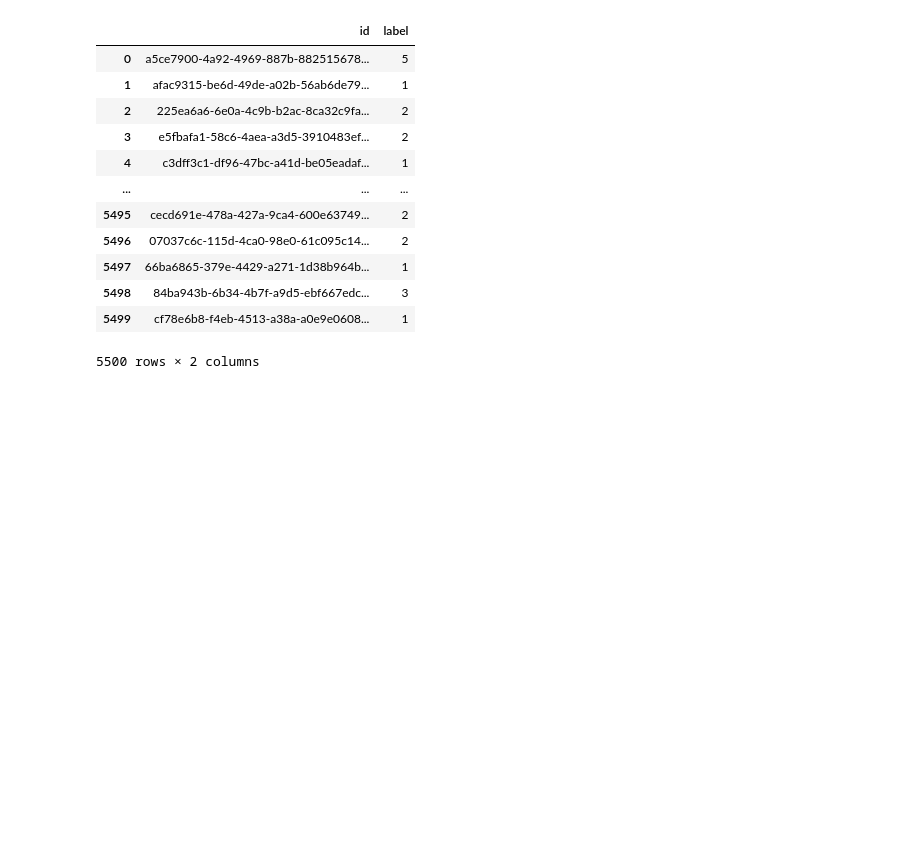
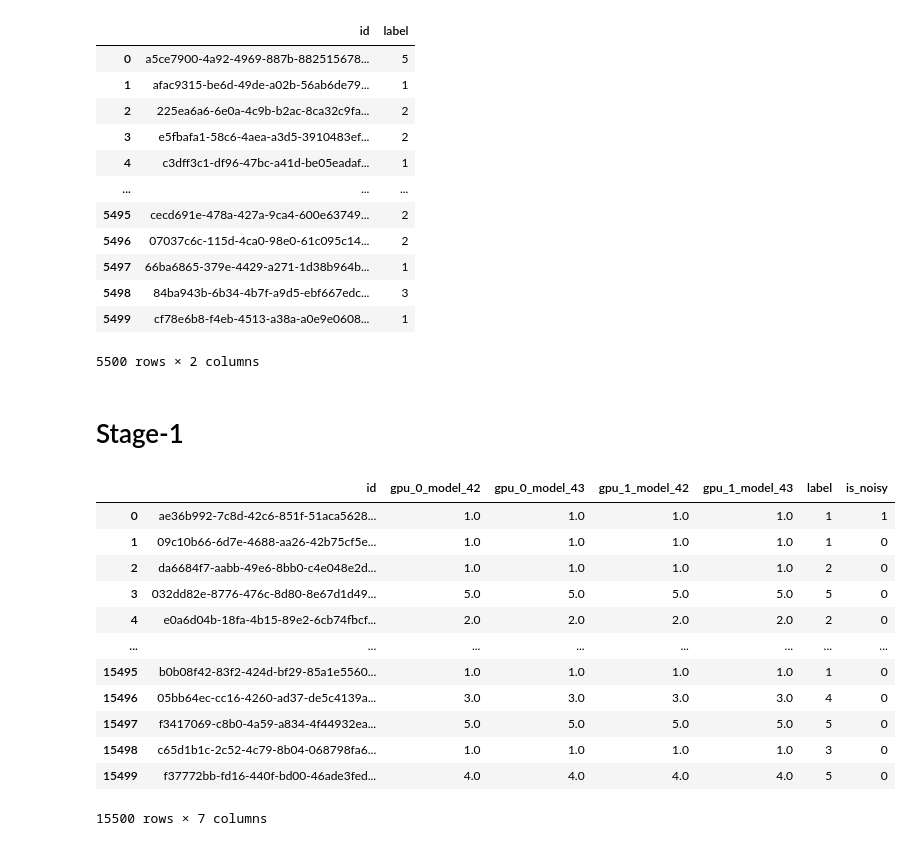
Before and after one commit to AdrianIordache/Detect-Targets-In-Radar-Signals, a Jupyter notebook: notebooks/Error-Analysis.ipynb, the cells around one changed output. Cells and saved outputs as stored; diff of their text form; code cells hidden in the pictures; blank space fills up the shorter version.

```diff
--- a/notebooks/Error-Analysis.ipynb
+++ b/notebooks/Error-Analysis.ipynb
@@ -515,3 +519,38 @@ final_submission.to_csv('../ensambles/ensamble_mix_votes_grid_search.csv', index
 | 5498 | 84ba943b-6b34-4b7f-a9d5-ebf667edc... | 3 |
 | 5499 | cf78e6b8-f4eb-4513-a38a-a0e9e0608... | 1 |
 5500 rows × 2 columns
+# %% [markdown]
+# Stage-1
+# %%
+MODELS_GPU_0 = [43]
+PATH_TO_PREDICTIONS_GPU_0 = '../logs/stage-1/gpu-0/oof.csv'
+predictions_gpu_0 = pd.read_csv(PATH_TO_PREDICTIONS_GPU_0).drop(["label"], axis = 1, inplace = False)
+predictions_gpu_0 = predictions_gpu_0.rename(columns = {column : f"gpu_0_{column}" for column in predictions_gpu_0.columns.tolist() if column != 'id'})
+
+MODELS_GPU_1 = [42, 43]
+PATH_TO_PREDICTIONS_GPU_1 = '../logs/stage-1/gpu-1/oof.csv'
+predictions_gpu_1 = pd.read_csv(PATH_TO_PREDICTIONS_GPU_1).drop(["label"], axis = 1, inplace = False)
+predictions_gpu_1 = predictions_gpu_1.rename(columns = {column : f"gpu_1_{column}" for column in predictions_gpu_1.columns.tolist() if column != 'id'})
+
+
+MODELS = MODELS_GPU_0 + MODELS_GPU_1
+predictions = predictions_gpu_0.merge(predictions_gpu_1, on = 'id', how = 'inner')
+
+predictions['label']    = train_df['label']
+predictions['is_noisy'] = results['is_noisy']
+results = predictions
+display(predictions)
+# %% [output]
+|  | id | gpu_0_model_42 | gpu_0_model_43 | gpu_1_model_42 | gpu_1_model_43 | label | is_noisy |
+| 0 | ae36b992-7c8d-42c6-851f-51aca5628... | 1.0 | 1.0 | 1.0 | 1.0 | 1 | 1 |
+| 1 | 09c10b66-6d7e-4688-aa26-42b75cf5e... | 1.0 | 1.0 | 1.0 | 1.0 | 1 | 0 |
+| 2 | da6684f7-aabb-49e6-8bb0-c4e048e2d... | 1.0 | 1.0 | 1.0 | 1.0 | 2 | 0 |
+| 3 | 032dd82e-8776-476c-8d80-8e67d1d49... | 5.0 | 5.0 | 5.0 | 5.0 | 5 | 0 |
+| 4 | e0a6d04b-18fa-4b15-89e2-6cb74fbcf... | 2.0 | 2.0 | 2.0 | 2.0 | 2 | 0 |
+| ... | ... | ... | ... | ... | ... | ... | ... |
+| 15495 | b0b08f42-83f2-424d-bf29-85a1e5560... | 1.0 | 1.0 | 1.0 | 1.0 | 1 | 0 |
+| 15496 | 05bb64ec-cc16-4260-ad37-de5c4139a... | 3.0 | 3.0 | 3.0 | 3.0 | 4 | 0 |
+| 15497 | f3417069-c8b0-4a59-a834-4f44932ea... | 5.0 | 5.0 | 5.0 | 5.0 | 5 | 0 |
+| 15498 | c65d1b1c-2c52-4c79-8b04-068798fa6... | 1.0 | 1.0 | 1.0 | 1.0 | 3 | 0 |
+| 15499 | f37772bb-fd16-440f-bd00-46ade3fed... | 4.0 | 4.0 | 4.0 | 4.0 | 5 | 0 |
+15500 rows × 7 columns
```
Also changed, not shown: parts of 5 cells of this notebook, 3 other files.
